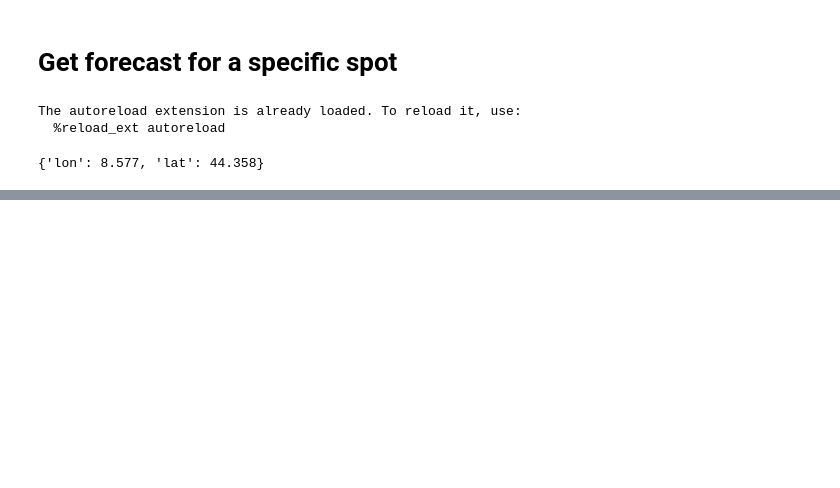
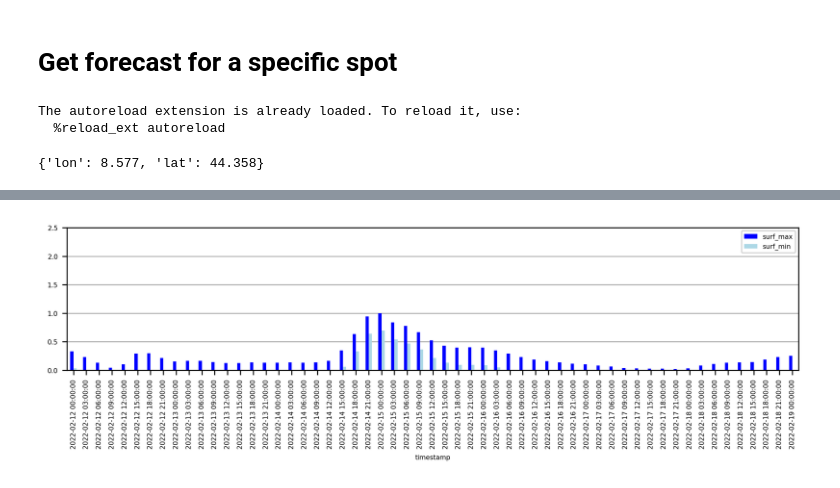
Before and after one commit to giocaizzi/pysurfline, a Jupyter notebook: docsrc/source/examples/forecasts.ipynb, the cells around one changed output, grey strips where cells are left out. Saved outputs shown, nothing was run; the diff lists cells and outputs as text; code cells hidden in the pictures; blank space fills up the shorter version.

Commit message:
surf graph

```diff
--- a/docsrc/source/examples/forecasts.ipynb
+++ b/docsrc/source/examples/forecasts.ipynb
@@ -39,0 +28,3 @@ f.get_dataframe("wave")
+# %%
+waves=f.get_dataframe("wave")
+waves.head()
@@ -39,0 +38,7 @@ f.get_dataframe("wave")
+# %%
+surf=waves.copy()[["timestamp","surf_min",	"surf_max"]]
+surf["timestamp"]=pd.to_datetime(surf["timestamp"],yearfirst=True)
+surf=surf.set_index("timestamp").resample("3H").mean()
+days=7
+surf=surf.loc[:surf.index[0]+datetime.timedelta(days=7)]
+surf.head()
@@ -39,0 +57,13 @@ f.get_dataframe("wave")
+# %%
+matplotlib.rcParams.update({'font.size': 5})
+f,ax=plt.subplots(figsize=(10,2),dpi=300)
+surf.plot.bar(y=["surf_max","surf_min"],color=["blue","lightblue"],ax=ax,zorder=2)
+# ax.xaxis.set_major_locator(mdates.DayLocator())
+# ax.xaxis.set_minor_locator(mdates.DayLocator())
+# ax.xaxis.set_major_formatter(
+#     mdates.DateFormatter("%d-%m"))
+# ax.xaxis.set_major_formatter(mdates.DateFormatter('))
+ax.set_ylim([0,2.5])
+ax.grid(axis="y",zorder=0)
+# %% [output]
+[figure, added]
```
Also changed, not shown: parts of 5 cells of this notebook.
